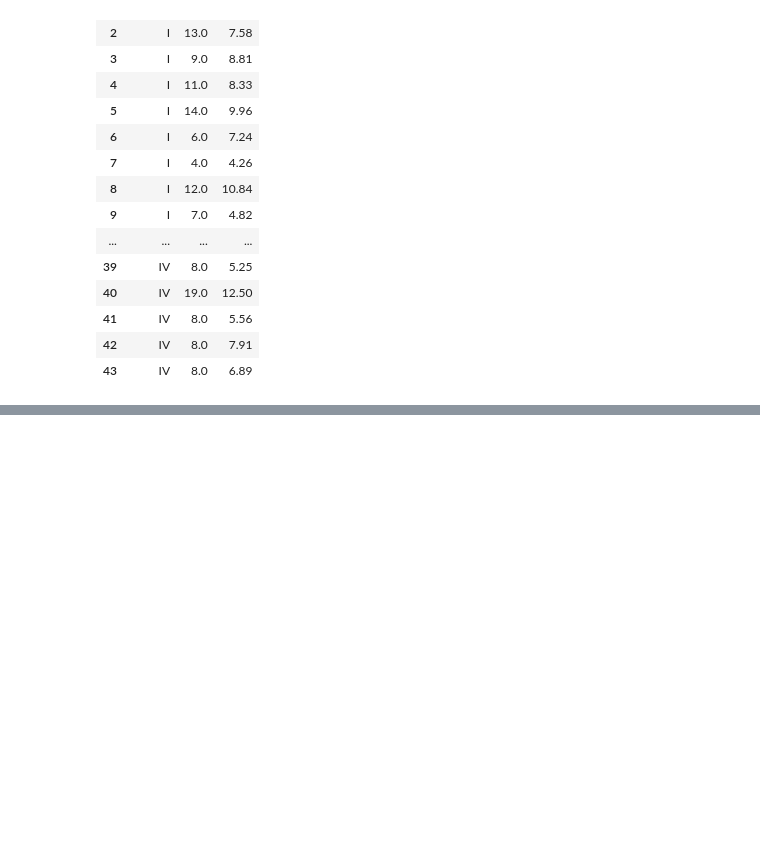
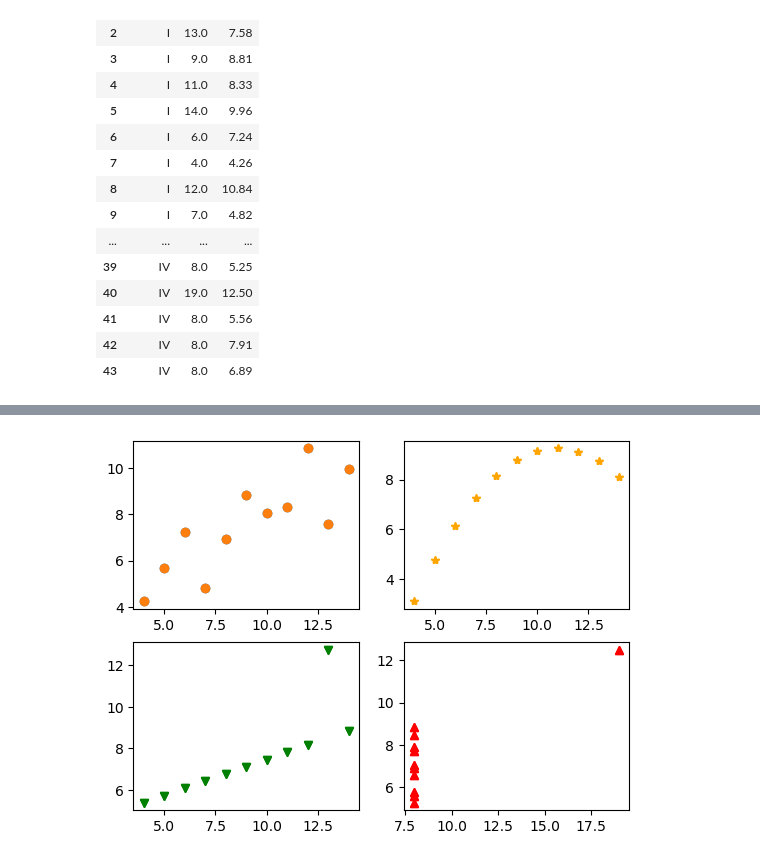
Before and after one commit to yeaeun123/datascience_notebook, a Jupyter notebook: 03.Data Visualization with Pandas.ipynb, the cells around one changed output, grey strips where cells are left out. Saved outputs shown, nothing was run; the diff lists cells and outputs as text; code cells hidden in the pictures; blank space fills up the shorter version.

```diff
--- a/03.Data Visualization with Pandas.ipynb
+++ b/03.Data Visualization with Pandas.ipynb
@@ -49,0 +134,10 @@ anscombe
+# %%
+# 격자에 그래프 그리기
+axes1.plot(ds_1['x'], ds_1['y'], 'o')
+axes2.plot(ds_2['x'], ds_2['y'], '*', color="orange")
+axes3.plot(ds_3['x'], ds_3['y'], 'v', color="green")
+axes4.plot(ds_4['x'], ds_4['y'], '^', color="red")
+
+fig
+# %% [output]
+[figure, added]
```
Also changed, not shown: parts of 12 cells of this notebook.
